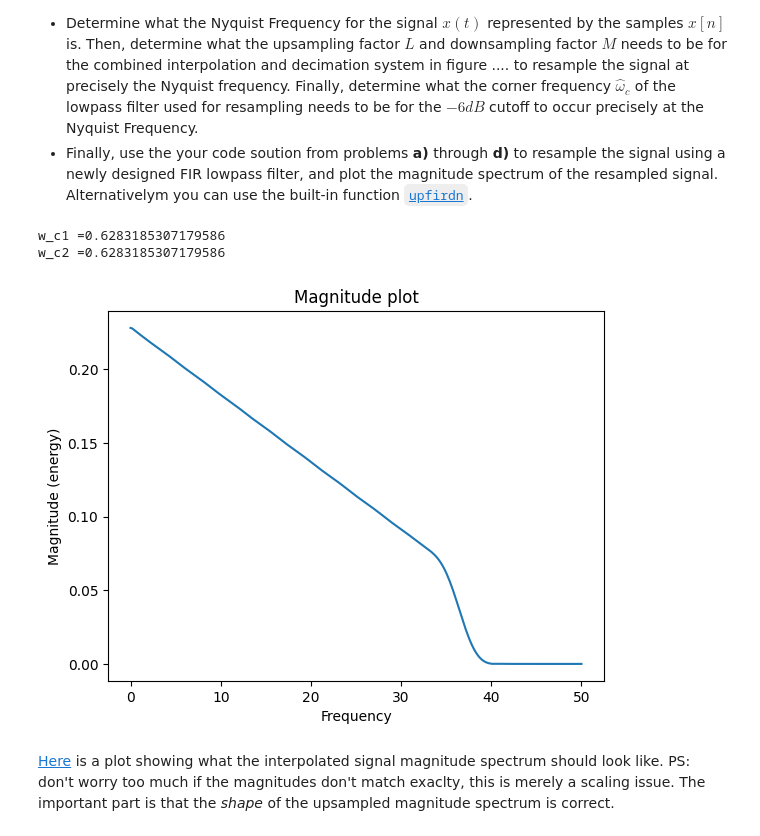
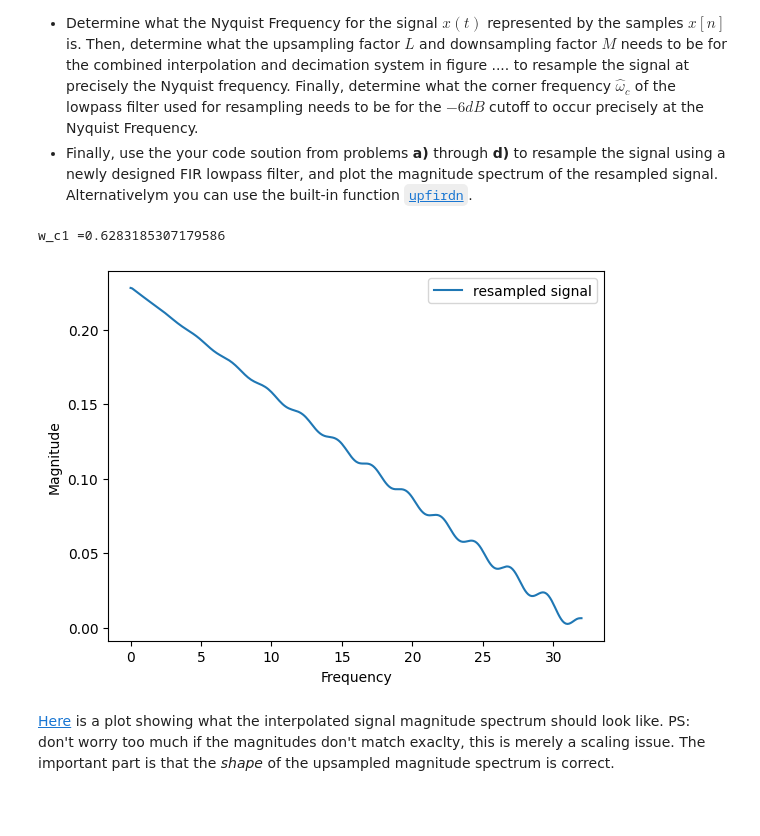
Before and after one commit to hanurd25/AIS2201_Exercises, a Jupyter notebook: Exercise_10/1_Multirate_basics.ipynb, the cells around one changed output. Drawn from its saved outputs; the diff is of its cells as text; code cells hidden in the pictures; blank space fills up the shorter version.

```diff
--- a/Exercise_10/1_Multirate_basics.ipynb
+++ b/Exercise_10/1_Multirate_basics.ipynb
@@ -357,47 +322,57 @@ fs = data["fs"]
 
 
 fs_old = 80
 f_nyquist = fs_old / 2
 filterLength = 257
 #initial sampling rate is 100
 
 #L/m *100 = 80
 #l/m = 4/5
 #upsampling factor:
 L = 4
 #downsampling factor:
 M = 5
-fs_new = fs_old * (M / L)
+fs_new = fs_old * (L / M)
+new_newquist = fs_new / 2
 # Corneer frequency, w_c, per sample:
 
 
 #min(arg1, arg2, *args, key=None)
 #Return the smallest item in an iterable or the smallest of two or more arguments.
 
 w_c1 = pi* min(1 / M, 1 / L)
 print(f"{w_c1 =}")
-w_c2 = min(pi / M, pi / L)
-print(f"{w_c2 =}")
-#w_c = 1*pi/1000000
-#w_c = pi*0.9
+
 
 w_c = 3.2*pi
 
-firFilter = sig.firwin(numtaps=257,
-                       cutoff = w_c/pi*2.3, #/ pi,
-                       fs=fs_new)
+filterLength = 257
+wCutoff = pi / 2
+wTransitionBandwidth = pi / 100
+nyquist = fsNew / 2
+freqVector = [0, w_c1 - wTransitionBandwidth/2, w_c1 + wTransitionBandwidth/2, pi]
+freqVector = [x * new_newquist / pi for x in freqVector]
+ampVector = [1, 0]
+#firFilter = sig.firwin(numtaps=filterLength,
+#                       width = wTransitionBandwidth,
+#                       cutoff = w_c1/pi, #/ pi,
+#                       fs=fs_new)
 
+
+firFilter = sig.remez(numtaps=filterLength,
+                      bands=freqVector,
+                      desired=ampVector,
+                      fs=fs_new)
 resampledSig = sig.upfirdn(firFilter, x_n, up=L, down=M)
-
 plt.figure()
-plt.magnitude_spectrum(resampledSig, Fs=(fs_new))
-plt.title("Magnitude plot")
-
+plt.magnitude_spectrum(resampledSig, Fs=(fs_new), label='resampled signal')
+plt.xlabel("Frequency")
+plt.ylabel("Magnitude")
+plt.legend()
 plt.show()
 # %% [output]
 w_c1 =0.6283185307179586
-w_c2 =0.6283185307179586
-[figure, old version]
+[figure, new version]
 # %% [markdown]
 [Here](figures/task1e_lf.png) is a plot showing what the interpolated signal magnitude spectrum should look like. PS: don't worry too much if the magnitudes don't match exaclty, this is merely a scaling issue. The important part is that the *shape* of the upsampled magnitude spectrum is correct.
 # %%
```
Also changed, not shown: parts of 7 cells of this notebook, 2 other files.
